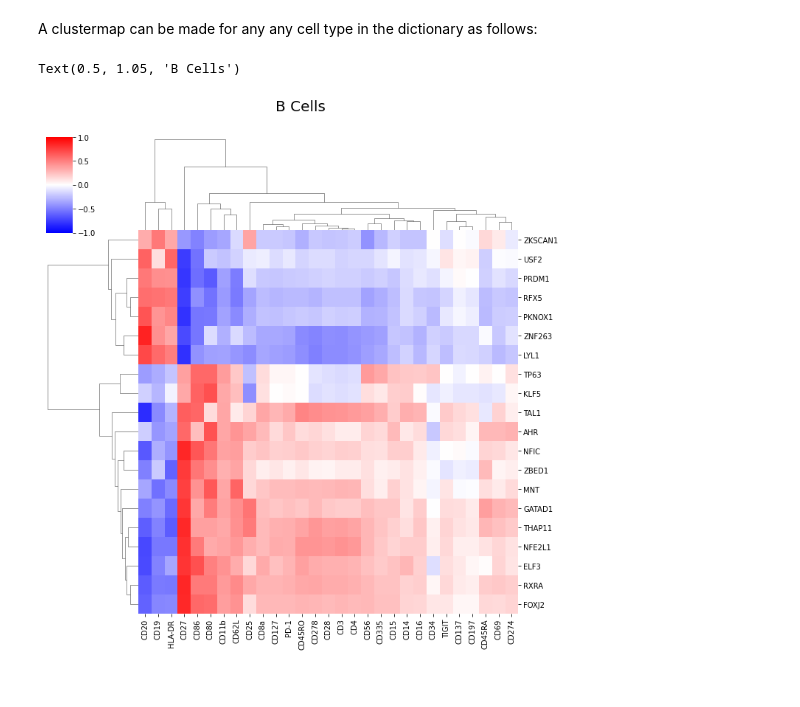
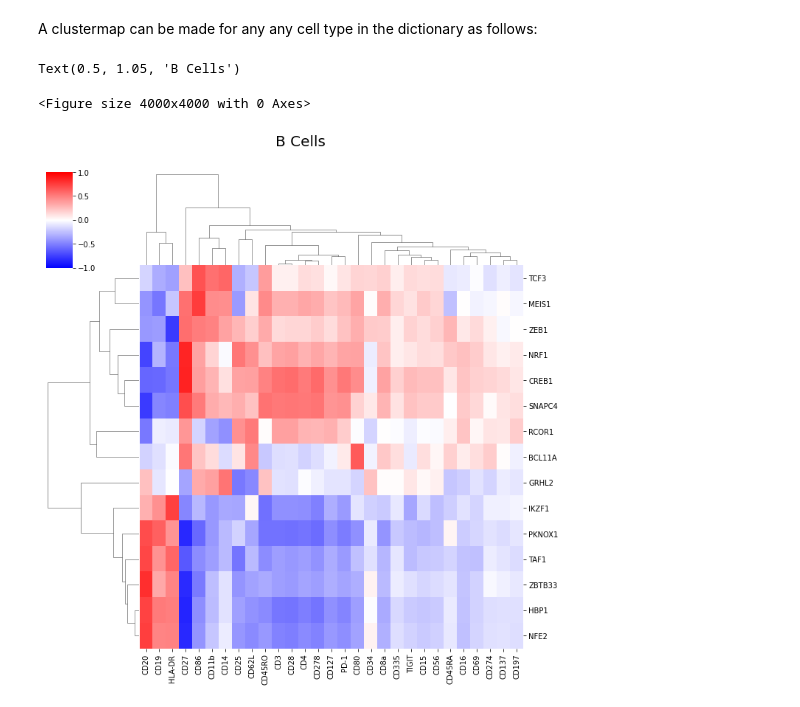
Before and after one commit to osmanbeyoglulab/SPaRTAN, a Jupyter notebook: notebooks/pbmc_spartan_tutorial.ipynb, the cells around one changed output. Cells and saved outputs as stored; diff of their text form; code cells hidden in the pictures.

```diff
--- a/notebooks/pbmc_spartan_tutorial.ipynb
+++ b/notebooks/pbmc_spartan_tutorial.ipynb
@@ -113,0 +132,6 @@ It is important to note the number of cells for each cell type, which can be fou
+# %%
+adata=pySPaRTAN.pp.subsample_celltype(
+    adata,
+    obs_name="cell_types",
+    n_cells=600
+)
@@ -138,7 +162,7 @@ common_genes=np.intersect1d(tf_gene.index,
                             adata.var_names)
 tf_gene=tf_gene.loc[common_genes]
 adata= adata[:, common_genes]
-tf_gene.loc[:]=normalize(tf_gene)
+tf_gene.loc[:]=normalize(tf_gene.T).T
 adata.varm["tf_gene"]=tf_gene
 # %% [markdown]
 # 2. Fitting SPaRTAN Models for each cell-type
@@ -223,6 +253,7 @@ The process is repeated for each cell type in a for loop, storing the models in
 models=dict()
 
 for ct in np.unique(adata.obs["cell_types"]):
+    adata_ct =adata[(adata.obs["cell_types"] == ct)]
     adata_training=adata[(adata.obs["cell_types"] == ct)
                          & (adata.obs["training"] == True)]
     adata_testing =adata[(adata.obs["cell_types"] == ct)
@@ -237,4 +268,6 @@ for ct in np.unique(adata.obs["cell_types"]):
 
     print("R2 value for "+ct+" cells: \t"
           +str(models[ct].score(adata_testing)))
+
+    models[ct].fit(adata_training)
 # %% [output]
@@ -293,26 +326,21 @@ adata_cd8.obsm["tf_p_val"]=tf_p_val
 # %% [markdown]
 Repeat the process for each cell type, and create a dataframe with the proportion of cells for each cell type where each TF is significant.
 # %%
-import time
-tf_ct=dict()
 tf=dict()
 tf_p_val=dict()
-tf_ct_p_vals=dict()
-tf_ct_mean=dict()
+
 for ct in np.unique(adata.obs["cell_types"]):
     print("Calculating TF activities for "+ct+" cells")
-    time.sleep(0.1)
     tf[ct], tf_p_val[ct] =models[ct].get_projD(
         adata[adata.obs["cell_types"] == ct].obsm["protein"],
-        n_trials=100,
+        n_trials=1000,
         verbose=True
     )
 
 adata.obsm["tf"]=pd.concat(tf.values(),
-                           axis=0).sort_index()
-
+                           axis=0)
 adata.obsm["tf_p_val"]=pd.concat(tf_p_val.values(),
-                                 axis=0).sort_index()
+                                 axis=0)
 adata.obsm['tf_sig']=adata.obsm['tf_p_val']<0.15
 # %% [output]
 Calculating TF activities for B cells
@@ -384,10 +422,14 @@ for ct in np.unique(adata.obs["cell_types"]):
 A clustermap can be made for any any cell type in the dictionary as follows:
 # %%
 ct="B"
+plt.figure(dpi=400, figsize=(10,10))
+tfs_to_plot=(adata[adata.obs["cell_types"]==ct].obsm["tf_p_val"]<0.15).mean().sort_values(ascending=False).head(15).index.tolist()
+
 sns.clustermap(
-    protein_tf[ct].loc[tf_ct_p_vals.query(f'`{ct}`>0.1').index],
+    protein_tf[ct].loc[tfs_to_plot],
     cmap="bwr",vmin=-1, vmax=1
 ).fig.suptitle(ct+ ' Cells', y=1.05,fontsize=20)
 # %% [output]
 Text(0.5, 1.05, 'B Cells')
+<Figure size 4000x4000 with 0 Axes>
-[figure, old version]
+[figure, new version]
```
Also changed, not shown: parts of 35 cells of this notebook, 10 other files.
